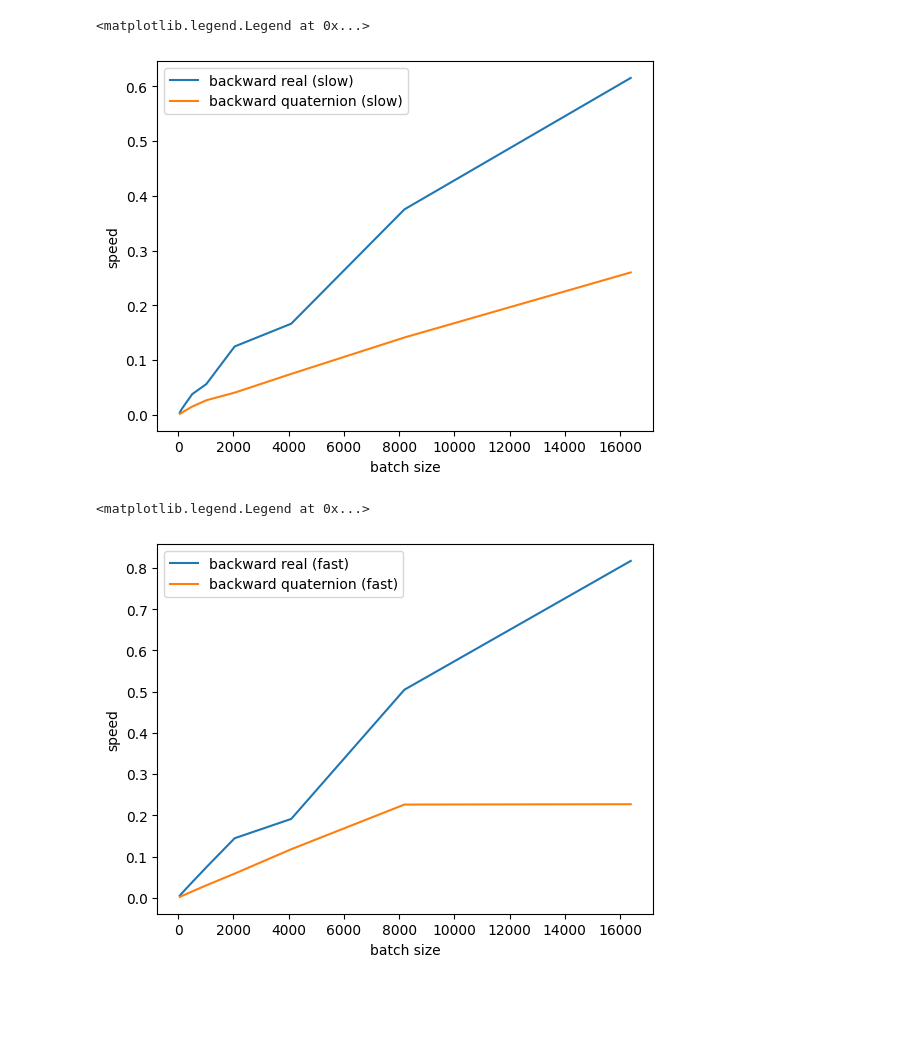
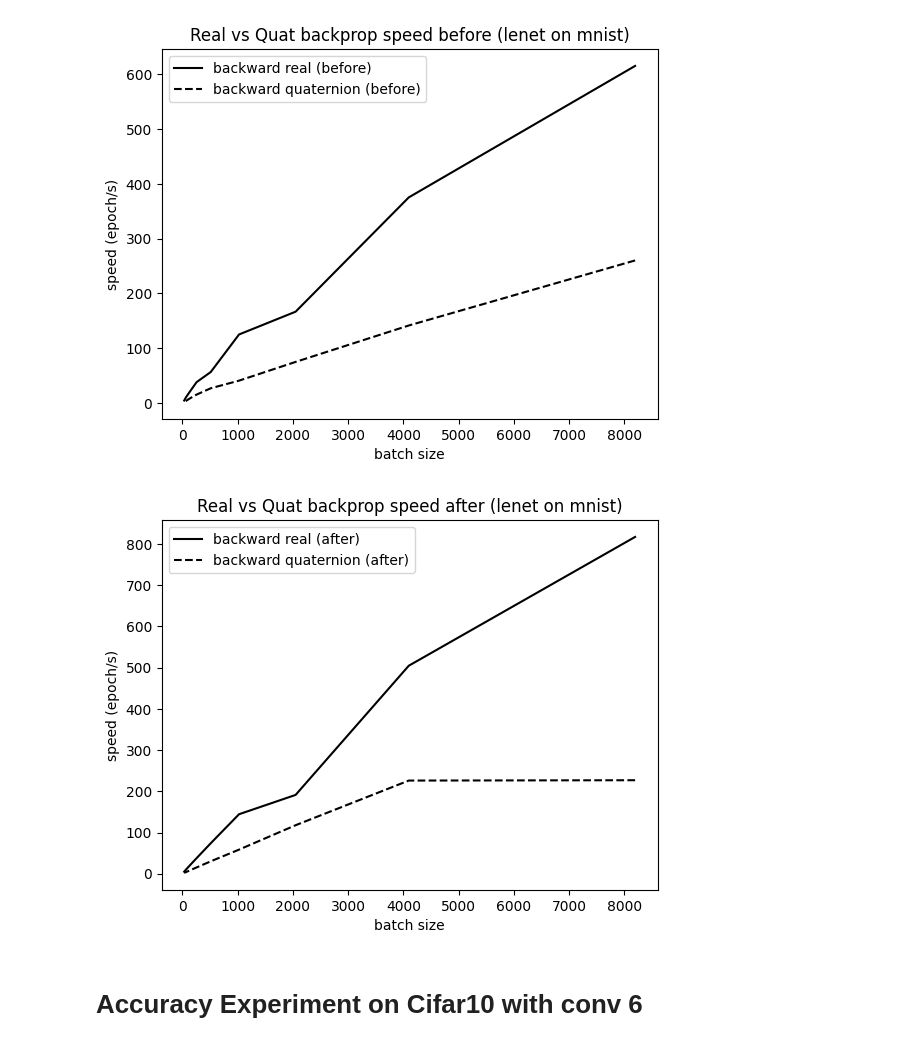
Before and after one commit to smlab-niser/quatLT23, a Jupyter notebook: docs/plot_data.ipynb, the cells around one changed output. Saved outputs shown, nothing was run; the diff lists cells and outputs as text; code cells hidden in the pictures; blank space fills up the shorter version.

```diff
--- a/docs/plot_data.ipynb
+++ b/docs/plot_data.ipynb
@@ -4,16 +7,16 @@ import numpy as np
 # %%
-batch_sizes = [2**i for i in range(14, 5, -1)]
+batch_sizes = [2**i for i in range(13, 4, -1)]
 # slower
-frs = 1/np.array([3.128, 3.149, 1.876, 2.773, 5.839, 10.55, 21.356, 40.802, 89.829])
-fqs = 1/np.array([13.213, 16.693, 24.539, 37.976, 44.843, 62.014, 106.219, 219.722, 447.518])
-brs = 1/np.array([1.625, 2.665, 6.007, 8.011, 17.781, 26.472, 51.359, 99.218, 236.377])
-bqs = 1/np.array([3.845, 7.080, 13.378, 24.690, 37.602, 66.589, 130.599, 285.788, 605.504])
+frs = 1000/np.array([3.128, 3.149, 1.876, 2.773, 5.839, 10.55, 21.356, 40.802, 89.829])
+fqs = 1000/np.array([13.213, 16.693, 24.539, 37.976, 44.843, 62.014, 106.219, 219.722, 447.518])
+brs = 1000/np.array([1.625, 2.665, 6.007, 8.011, 17.781, 26.472, 51.359, 99.218, 236.377])
+bqs = 1000/np.array([3.845, 7.080, 13.378, 24.690, 37.602, 66.589, 130.599, 285.788, 605.504])
 
 # faster
-frf = 1/np.array([2.833, 2.824, 1.712, 2.488, 4.959, 10.35, 20.993, 40.321, 80.087])
-fqf = 1/np.array([1.741, 2.479, 4.904, 9.589, 19.205, 38.441, 75.729, 148.626, 297.166])
-brf = 1/np.array([1.224, 1.982, 5.231, 6.93, 13.531, 26.507, 51.605, 99.586, 200.908])
-bqf = 1/np.array([4.409, 4.425, 8.499, 17.1, 33.23, 65.43, 129.03, 253.968, 510.735])
+frf = 1000/np.array([2.833, 2.824, 1.712, 2.488, 4.959, 10.35, 20.993, 40.321, 80.087])
+fqf = 1000/np.array([1.741, 2.479, 4.904, 9.589, 19.205, 38.441, 75.729, 148.626, 297.166])
+brf = 1000/np.array([1.224, 1.982, 5.231, 6.93, 13.531, 26.507, 51.605, 99.586, 200.908])
+bqf = 1000/np.array([4.409, 4.425, 8.499, 17.1, 33.23, 65.43, 129.03, 253.968, 510.735])
 
 
 s = slice(1, 8, 1)  # start, stop, step
@@ -39,18 +46,24 @@ plt.legend()
 # %%
-plt.plot(batch_sizes[s], brs[s], label='backward real (slow)')
-plt.plot(batch_sizes[s], bqs[s], label='backward quaternion (slow)')
+plt.plot(batch_sizes[s], brs[s],   "k", label='backward real (before)')
+plt.plot(batch_sizes[s], bqs[s], "k--", label='backward quaternion (before)')
 plt.xlabel('batch size')
-plt.ylabel('speed')
+plt.ylabel('speed (epoch/s)')
 plt.legend()
+plt.title("Real vs Quat backprop speed before (lenet on mnist)")
+plt.savefig('images/backward_slow.png')
+plt.show()
 # %% [output]
-<matplotlib.legend.Legend at 0x...>
-[figure, old version]
+[figure, new version]
 # %%
-plt.plot(batch_sizes[s], brf[s], label='backward real (fast)')
-plt.plot(batch_sizes[s], bqf[s], label='backward quaternion (fast)')
+plt.plot(batch_sizes[s], brf[s],   "k", label='backward real (after)')
+plt.plot(batch_sizes[s], bqf[s], "k--", label='backward quaternion (after)')
 plt.xlabel('batch size')
-plt.ylabel('speed')
+plt.ylabel('speed (epoch/s)')
 plt.legend()
+plt.title("Real vs Quat backprop speed after (lenet on mnist)")
+plt.savefig('images/backward_fast.png')
+plt.show()
 # %% [output]
-<matplotlib.legend.Legend at 0x...>
-[figure, old version]
+[figure, new version]
+# %% [markdown]
+# Accuracy Experiment on Cifar10 with conv 6
```
Also changed, not shown: parts of 11 cells of this notebook, 15 other files.
